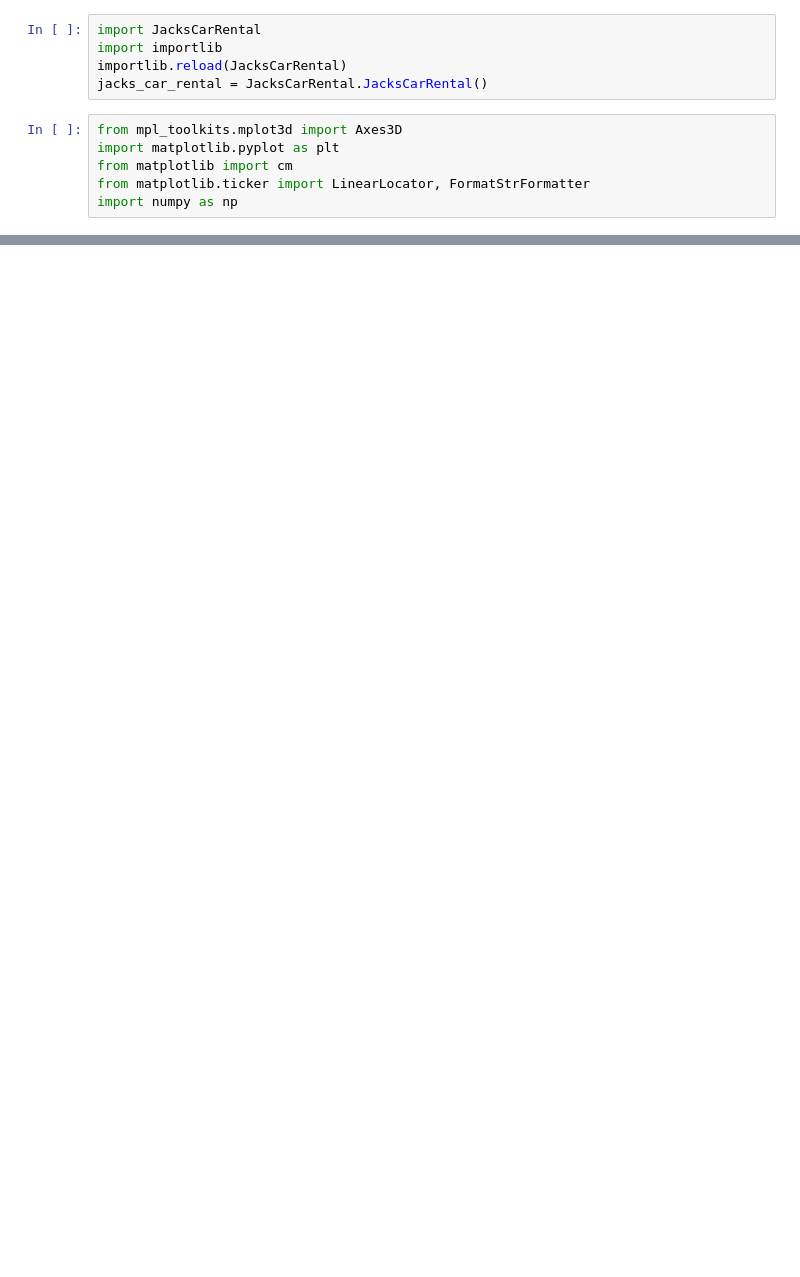
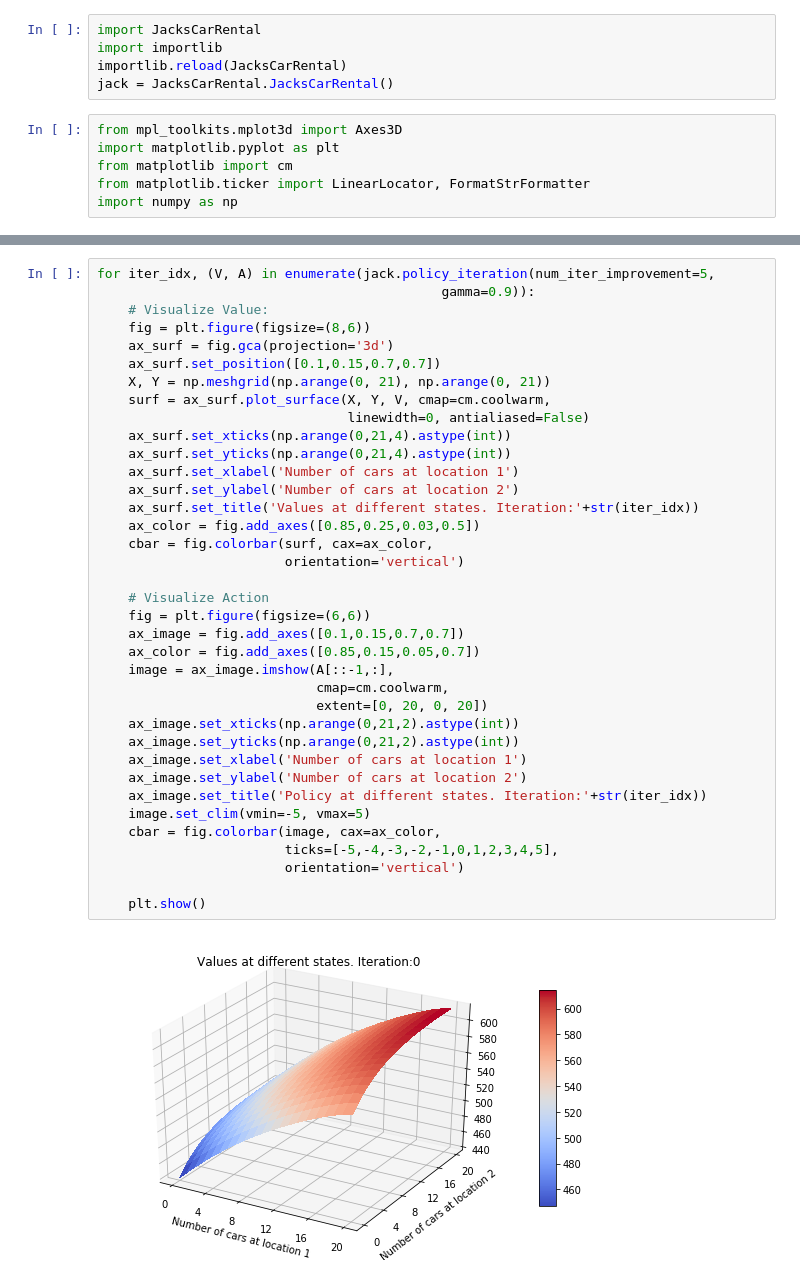
Before and after one commit to yyang768osu/sutton-rl-notes, a Jupyter notebook: JacksCarRentalVisualization.ipynb, the cells around one changed output, grey strips where cells are left out. Saved outputs shown, nothing was run; the diff lists cells and outputs as text; blank space fills up the shorter version.

```diff
--- a/JacksCarRentalVisualization.ipynb
+++ b/JacksCarRentalVisualization.ipynb
@@ -2,7 +2,7 @@
 import JacksCarRental
 import importlib
 importlib.reload(JacksCarRental)
-jacks_car_rental = JacksCarRental.JacksCarRental()
+jack = JacksCarRental.JacksCarRental()
 # %%
 from mpl_toolkits.mplot3d import Axes3D
 import matplotlib.pyplot as plt
@@ -48,0 +12,39 @@ for V, A in jacks_car_rental.policy_iteration(num_iter_improvement=10, gamma=0.9
+# %%
+for iter_idx, (V, A) in enumerate(jack.policy_iteration(num_iter_improvement=5,
+                                            gamma=0.9)):
+    # Visualize Value:
+    fig = plt.figure(figsize=(8,6))
+    ax_surf = fig.gca(projection='3d')
+    ax_surf.set_position([0.1,0.15,0.7,0.7])
+    X, Y = np.meshgrid(np.arange(0, 21), np.arange(0, 21))
+    surf = ax_surf.plot_surface(X, Y, V, cmap=cm.coolwarm,
+                                linewidth=0, antialiased=False)
+    ax_surf.set_xticks(np.arange(0,21,4).astype(int))
+    ax_surf.set_yticks(np.arange(0,21,4).astype(int))
+    ax_surf.set_xlabel('Number of cars at location 1')
+    ax_surf.set_ylabel('Number of cars at location 2')
+    ax_surf.set_title('Values at different states. Iteration:'+str(iter_idx))
+    ax_color = fig.add_axes([0.85,0.25,0.03,0.5])
+    cbar = fig.colorbar(surf, cax=ax_color,
+                        orientation='vertical')
+
+    # Visualize Action
+    fig = plt.figure(figsize=(6,6))
+    ax_image = fig.add_axes([0.1,0.15,0.7,0.7])
+    ax_color = fig.add_axes([0.85,0.15,0.05,0.7])
+    image = ax_image.imshow(A[::-1,:],
+                            cmap=cm.coolwarm,
+                            extent=[0, 20, 0, 20])
+    ax_image.set_xticks(np.arange(0,21,2).astype(int))
+    ax_image.set_yticks(np.arange(0,21,2).astype(int))
+    ax_image.set_xlabel('Number of cars at location 1')
+    ax_image.set_ylabel('Number of cars at location 2')
+    ax_image.set_title('Policy at different states. Iteration:'+str(iter_idx))
+    image.set_clim(vmin=-5, vmax=5)
+    cbar = fig.colorbar(image, cax=ax_color,
+                        ticks=[-5,-4,-3,-2,-1,0,1,2,3,4,5],
+                        orientation='vertical')
+
+    plt.show()
+# %% [output]
+[figure, added]
```
Also changed, not shown: parts of 2 cells of this notebook, 1 other file.
